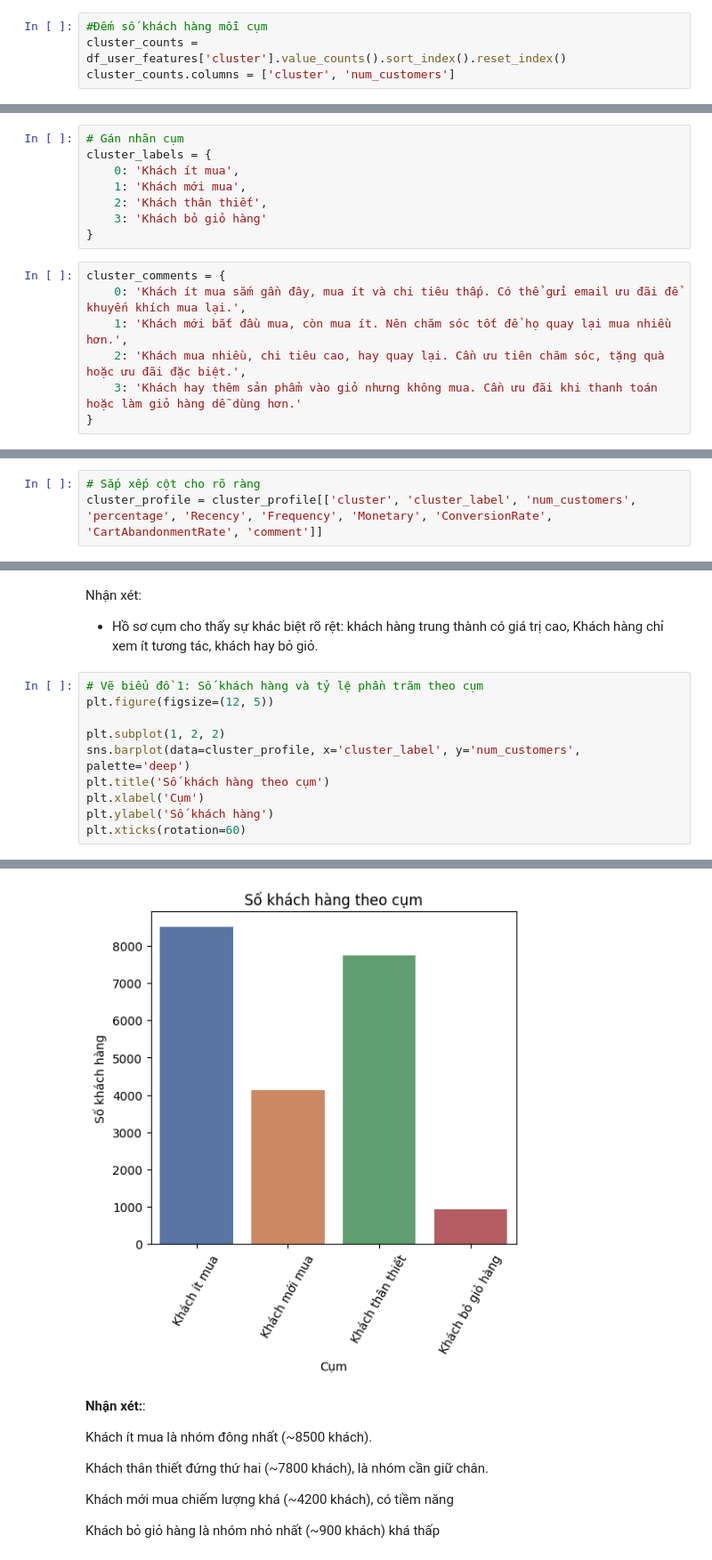
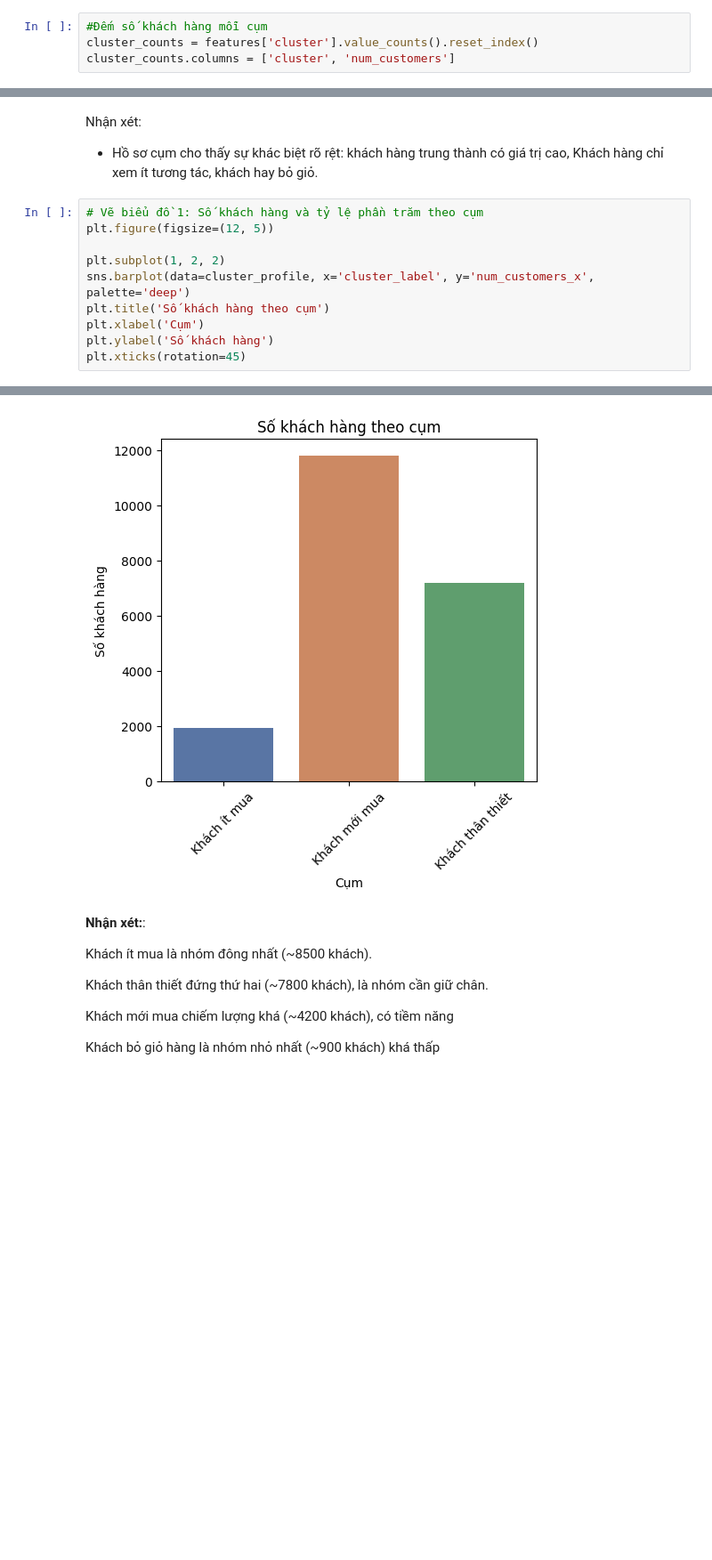
Before and after one commit to hanvocado/ecommerce-analysis, a Jupyter notebook: segment_clustering.ipynb, the cells around one changed output, grey strips where cells are left out. Shown: that part at 89% size. Saved outputs shown, nothing was run; the diff lists cells and outputs as text; blank space fills up the shorter version.

```diff
--- a/segment_clustering.ipynb
+++ b/segment_clustering.ipynb
@@ -354,6 +343,6 @@ cluster_profile = (df_user_features.groupby('cluster')[features]
 # %%
 #Đếm số khách hàng mỗi cụm
-cluster_counts = df_user_features['cluster'].value_counts().sort_index().reset_index()
+cluster_counts = features['cluster'].value_counts().reset_index()
 cluster_counts.columns = ['cluster', 'num_customers']
 # %%
 # Tính tỷ lệ phần trăm
@@ -375,21 +363,3 @@ thông tin cụm:
-# %%
-# Gán nhãn cụm
-cluster_labels = {
-    0: 'Khách ít mua',
-    1: 'Khách mới mua',
-    2: 'Khách thân thiết',
-    3: 'Khách bỏ giỏ hàng'
-}
-# %%
-cluster_comments = {
-    0: 'Khách ít mua sắm gần đây, mua ít và chi tiêu thấp. Có thể gửi email ưu đãi để khuyến khích mua lại.',
-    1: 'Khách mới bắt đầu mua, còn mua ít. Nên chăm sóc tốt để họ quay lại mua nhiều hơn.',
-    2: 'Khách mua nhiều, chi tiêu cao, hay quay lại. Cần ưu tiên chăm sóc, tặng quà hoặc ưu đãi đặc biệt.',
-    3: 'Khách hay thêm sản phẩm vào giỏ nhưng không mua. Cần ưu đãi khi thanh toán hoặc làm giỏ hàng dễ dùng hơn.'
-}
 # %%
 cluster_profile['cluster_label'] = cluster_profile['cluster'].map(cluster_labels)
 cluster_profile['comment'] = cluster_profile['cluster'].map(cluster_comments)
-# %%
-# Sắp xếp cột cho rõ ràng
-cluster_profile = cluster_profile[['cluster', 'cluster_label', 'num_customers', 'percentage', 'Recency', 'Frequency', 'Monetary', 'ConversionRate', 'CartAbandonmentRate', 'comment']]
@@ -410,11 +383,11 @@ Nhận xét:
 plt.figure(figsize=(12, 5))
 
 plt.subplot(1, 2, 2)
-sns.barplot(data=cluster_profile, x='cluster_label', y='num_customers', palette='deep')
+sns.barplot(data=cluster_profile, x='cluster_label', y='num_customers_x', palette='deep')
 plt.title('Số khách hàng theo cụm')
 plt.xlabel('Cụm')
 plt.ylabel('Số khách hàng')
-plt.xticks(rotation=60)
+plt.xticks(rotation=45)
 # %% [output]
 Passing `palette` without assigning `hue` is deprecated and will be removed in v0.14.0. Assign the `x` variable to `hue` and set `legend=False` for the same effect.
 
@@ -427,4 +399,4 @@ Passing `palette` without assigning `hue` is deprecated and will be removed in v
-[figure, old version]
+[figure, new version]
 # %% [markdown]
 **Nhận xét:**:
 
```
Also changed, not shown: parts of 47 cells of this notebook.
